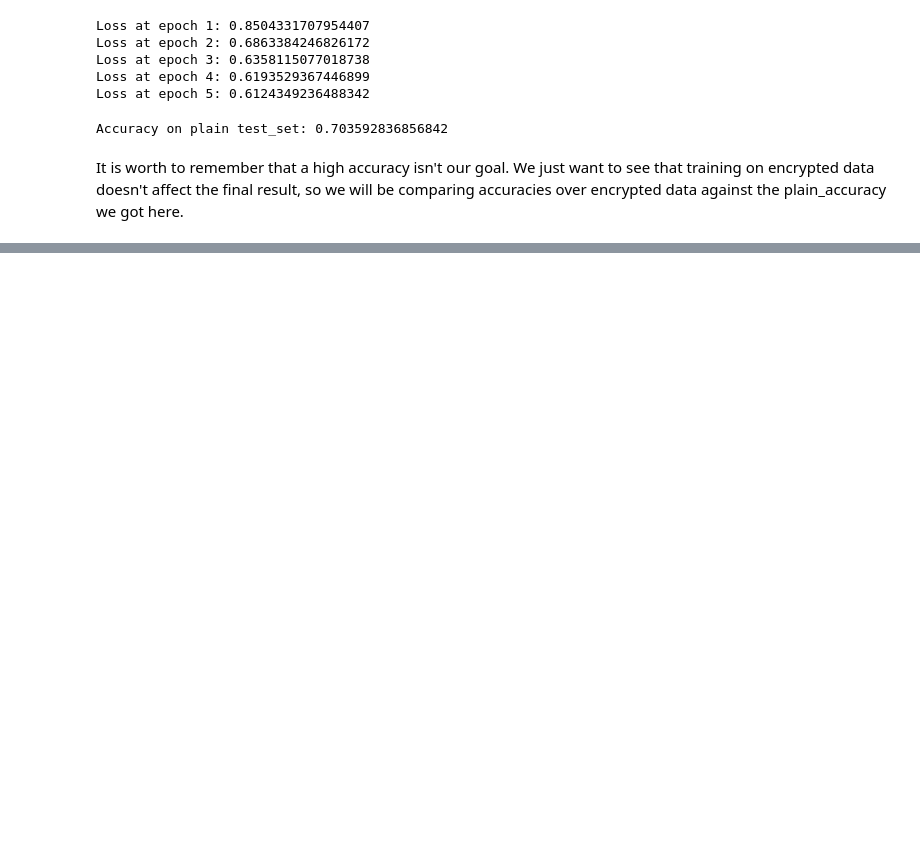
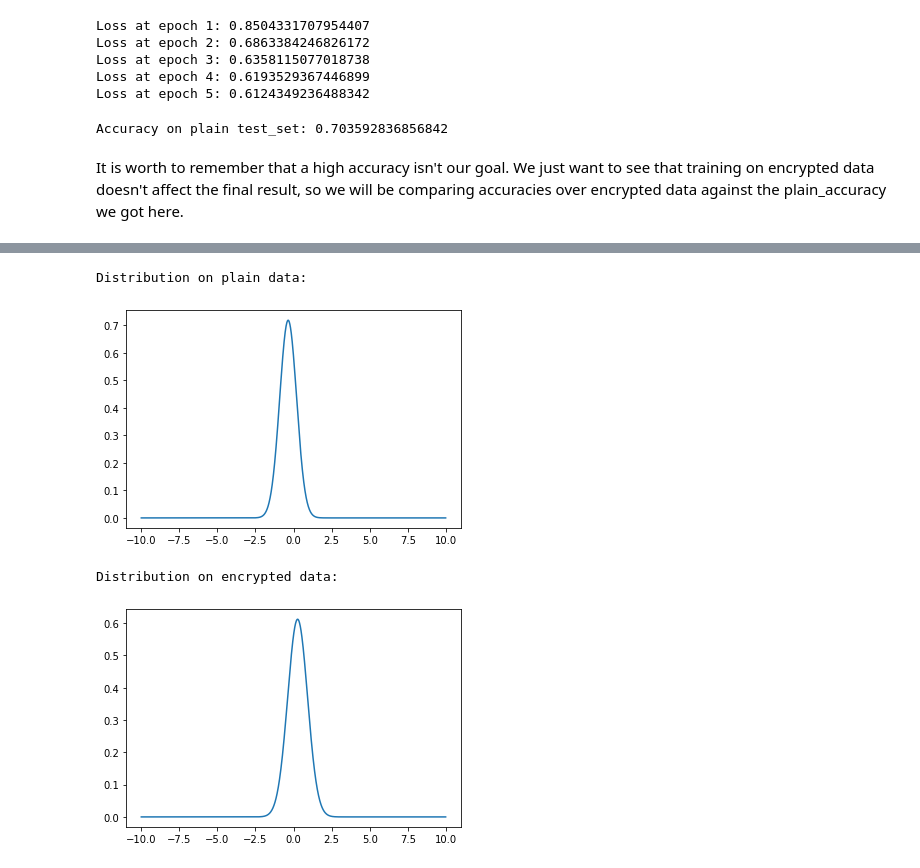
Before and after one commit to khoaguin/getting-started-pysyft, a Jupyter notebook: homomorphic-encryption/1. Training and Evaluation of Logistic Regression on Encrypted Data.ipynb, the cells around one changed output, grey strips where cells are left out. Cells and saved outputs as stored; diff of their text form; code cells hidden in the pictures; blank space fills up the shorter version.

```diff
--- a/homomorphic-encryption/1. Training and Evaluation of Logistic Regression on Encrypted Data.ipynb
+++ b/homomorphic-encryption/1. Training and Evaluation of Logistic Regression on Encrypted Data.ipynb
@@ -157,0 +345,6 @@ eelr = EncryptedLR(model)
+# %%
+t_start = time()
+enc_x_train = [ts.ckks_vector(ctx_training, x.tolist()) for x in x_train]
+enc_y_train = [ts.ckks_vector(ctx_training, y.tolist()) for y in y_train]
+t_end = time()
+print(f"Encryption of the training_set took {int(t_end - t_start)} seconds")
@@ -157,0 +445,23 @@ eelr = EncryptedLR(model)
+# %%
+# encrypted distribution
+def encrypted_out_distribution(eelr, enc_x_test):
+    w = eelr.weight
+    b = eelr.bias
+    data = []
+    for enc_x in enc_x_test:
+        enc_out = enc_x.dot(w) + b
+        data.append(enc_out.decrypt())
+    data = torch.tensor(data)
+    mean, var = map(float, [data.mean(), data.std() ** 2])
+    plot_normal_dist(mean, var)
+    print("Distribution on encrypted data:")
+    plt.show()
+
+eelr = EncryptedLR(lr)
+eelr.encrypt(ctx_training)
+encrypted_out_distribution(eelr, enc_x_train)
+# %% [output]
+Distribution on plain data:
+[figure, added]
+Distribution on encrypted data:
+[figure, added]
```
Also changed, not shown: parts of 40 cells of this notebook, 2 other files.
